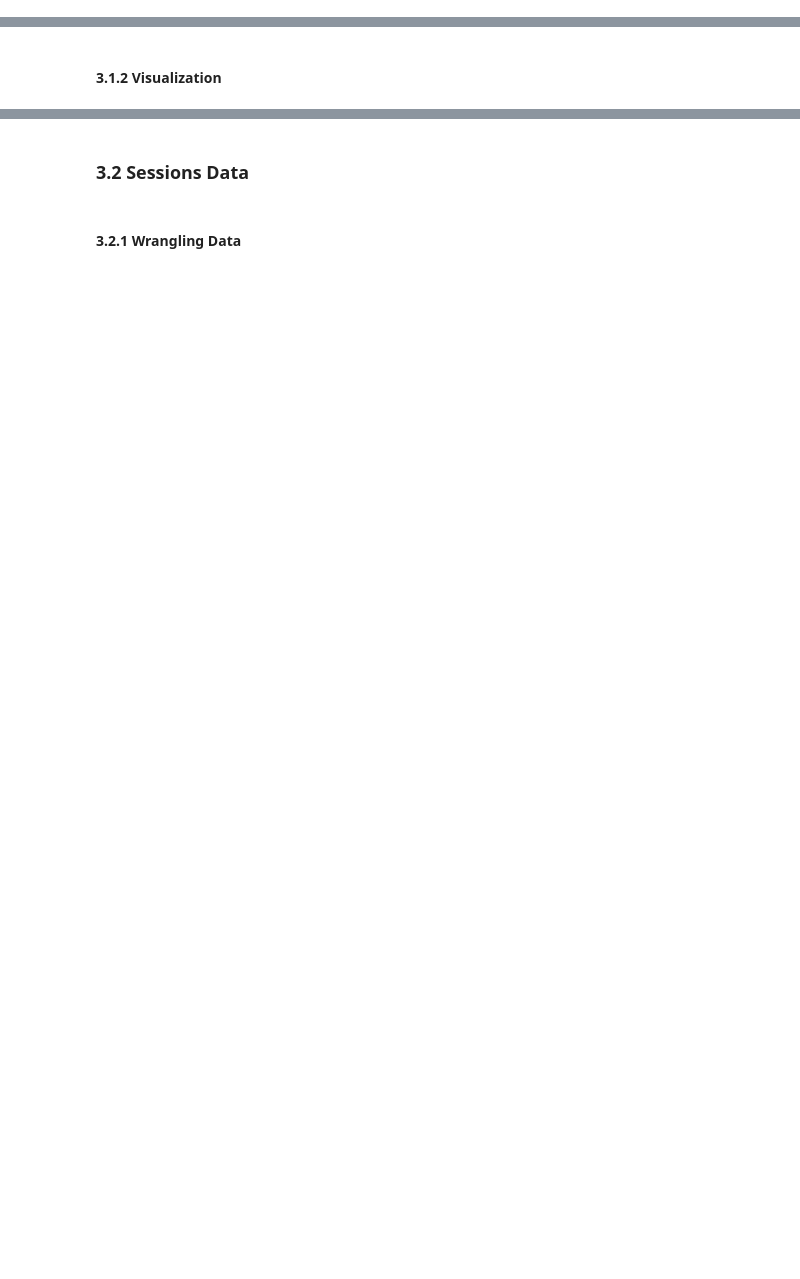
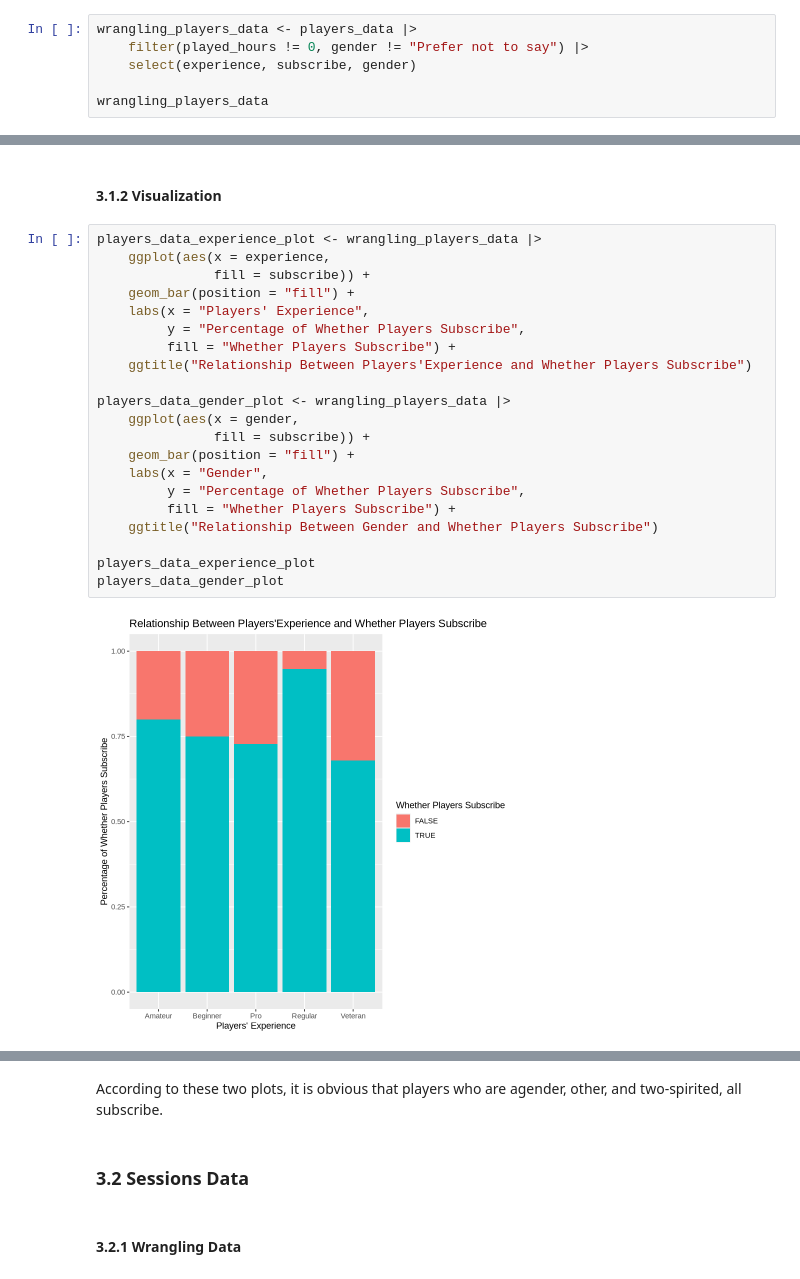
Before and after one commit to Sandyyyin/individual_project_14987747, a Jupyter notebook: individual_project_14987747.ipynb, the cells around one changed output, grey strips where cells are left out. Drawn from its saved outputs; the diff is of its cells as text; blank space fills up the shorter version.

Commit message:
Finish part3 (Exploratory Data Analysis and Visualization)

```diff
--- a/individual_project_14987747.ipynb
+++ b/individual_project_14987747.ipynb
@@ -150,3 +150,9 @@ The parts for loading data into R and computing the mean values are both done in
 ### 3.1 Players Data
 # %% [markdown]
 #### 3.1.1 Wrangling Data
+# %%
+wrangling_players_data <- players_data |>
+    filter(played_hours != 0, gender != "Prefer not to say") |>
+    select(experience, subscribe, gender)
+
+wrangling_players_data
@@ -153,2 +179,25 @@ The parts for loading data into R and computing the mean values are both done in
 # %% [markdown]
 #### 3.1.2 Visualization
+# %%
+players_data_experience_plot <- wrangling_players_data |>
+    ggplot(aes(x = experience,
+               fill = subscribe)) +
+    geom_bar(position = "fill") +
+    labs(x = "Players' Experience",
+         y = "Percentage of Whether Players Subscribe",
+         fill = "Whether Players Subscribe") +
+    ggtitle("Relationship Between Players'Experience and Whether Players Subscribe")
+
+players_data_gender_plot <- wrangling_players_data |>
+    ggplot(aes(x = gender,
+               fill = subscribe)) +
+    geom_bar(position = "fill") +
+    labs(x = "Gender",
+         y = "Percentage of Whether Players Subscribe",
+         fill = "Whether Players Subscribe") +
+    ggtitle("Relationship Between Gender and Whether Players Subscribe")
+
+players_data_experience_plot
+players_data_gender_plot
+# %% [output]
+[figure, added]
@@ -155,3 +205,5 @@ The parts for loading data into R and computing the mean values are both done in
+# %% [markdown]
+According to these two plots, it is obvious that players who are agender, other, and two-spirited, all subscribe.
 # %% [markdown]
 ### 3.2 Sessions Data
 # %% [markdown]
```
Also changed, not shown: parts of 7 cells of this notebook.
